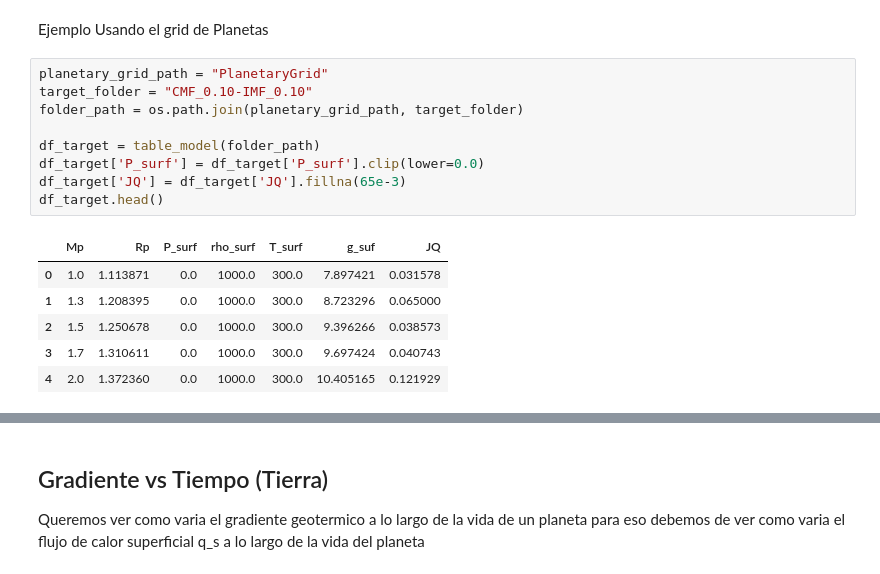
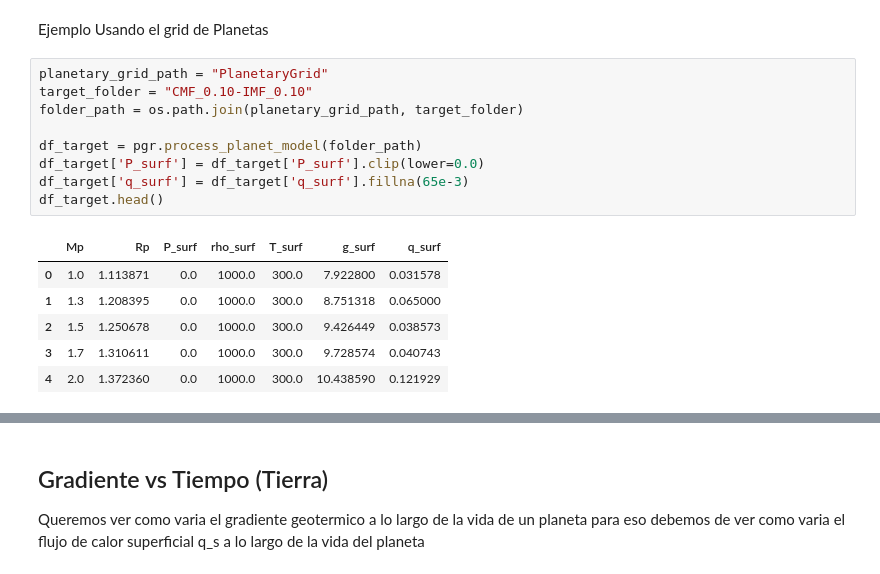
Before and after one commit to Santiago-Orjuela/Hab3D, a Jupyter notebook: Codigos-Scripts/PlanetaryGrid.ipynb, the cells around one changed output, grey strips where cells are left out. Drawn from its saved outputs; the diff is of its cells as text.

```diff
--- a/Codigos-Scripts/PlanetaryGrid.ipynb
+++ b/Codigos-Scripts/PlanetaryGrid.ipynb
@@ -1240,19 +1232,19 @@ Ejemplo Usando el grid de Planetas
 # %%
 planetary_grid_path = "PlanetaryGrid"
 target_folder = "CMF_0.10-IMF_0.10"
 folder_path = os.path.join(planetary_grid_path, target_folder)
 
-df_target = table_model(folder_path)
+df_target = pgr.process_planet_model(folder_path)
 df_target['P_surf'] = df_target['P_surf'].clip(lower=0.0)
-df_target['JQ'] = df_target['JQ'].fillna(65e-3)
+df_target['q_surf'] = df_target['q_surf'].fillna(65e-3)
 df_target.head()
 # %% [output]
-|  | Mp | Rp | P_surf | rho_surf | T_surf | g_suf | JQ |
-| 0 | 1.0 | 1.113871 | 0.0 | 1000.0 | 300.0 | 7.897421 | 0.031578 |
-| 1 | 1.3 | 1.208395 | 0.0 | 1000.0 | 300.0 | 8.723296 | 0.065000 |
-| 2 | 1.5 | 1.250678 | 0.0 | 1000.0 | 300.0 | 9.396266 | 0.038573 |
-| 3 | 1.7 | 1.310611 | 0.0 | 1000.0 | 300.0 | 9.697424 | 0.040743 |
-| 4 | 2.0 | 1.372360 | 0.0 | 1000.0 | 300.0 | 10.405165 | 0.121929 |
+|  | Mp | Rp | P_surf | rho_surf | T_surf | g_surf | q_surf |
+| 0 | 1.0 | 1.113871 | 0.0 | 1000.0 | 300.0 | 7.922800 | 0.031578 |
+| 1 | 1.3 | 1.208395 | 0.0 | 1000.0 | 300.0 | 8.751318 | 0.065000 |
+| 2 | 1.5 | 1.250678 | 0.0 | 1000.0 | 300.0 | 9.426449 | 0.038573 |
+| 3 | 1.7 | 1.310611 | 0.0 | 1000.0 | 300.0 | 9.728574 | 0.040743 |
+| 4 | 2.0 | 1.372360 | 0.0 | 1000.0 | 300.0 | 10.438590 | 0.121929 |
 # %%
 #Para los primeros 5 planetas graficar el perfil geotermico
 for index, row in df_target.head(4).iterrows():
```
Also changed, not shown: parts of 12 cells of this notebook, 3 other files.
